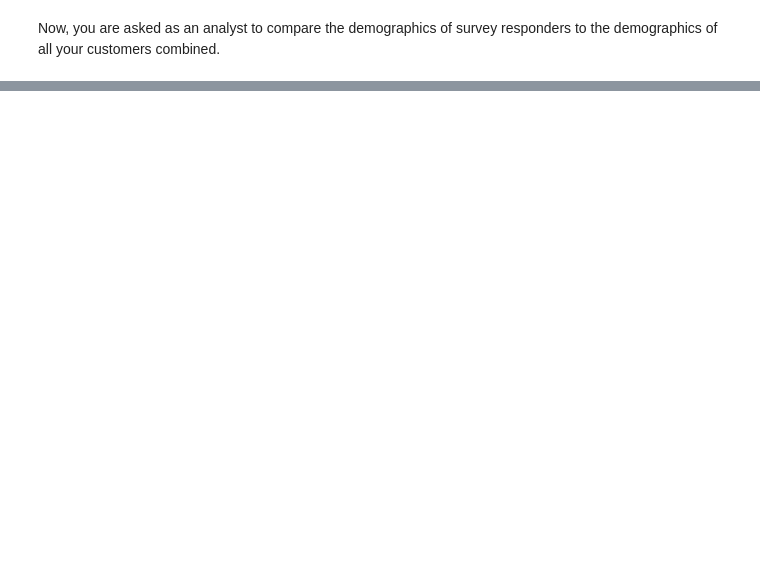
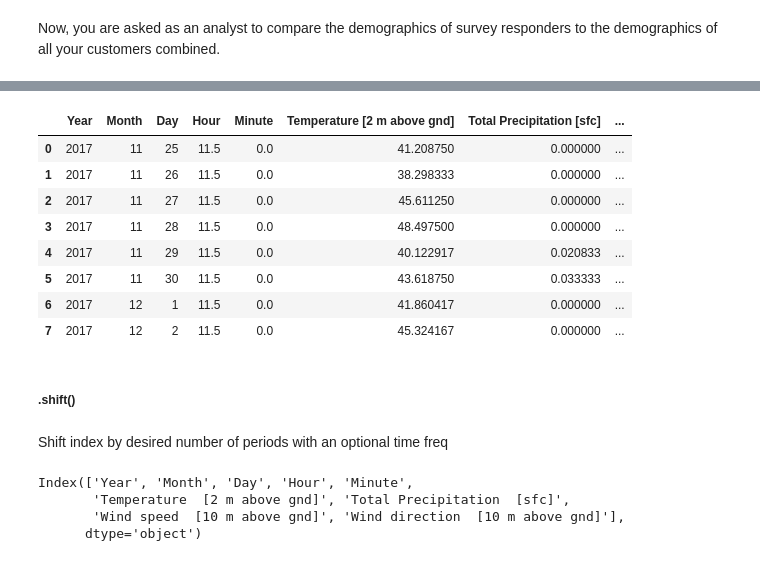
Before and after one commit to bstanton773/week9-day3, a Jupyter notebook: Data_Science_Day_2_Pandas_Joins_TimeSeries_Lecture-Updated2021.ipynb, the cells around one changed output, grey strips where cells are left out. Cells and saved outputs as stored; diff of their text form; code cells hidden in the pictures; blank space fills up the shorter version.

```diff
--- a/Data_Science_Day_2_Pandas_Joins_TimeSeries_Lecture-Updated2021.ipynb
+++ b/Data_Science_Day_2_Pandas_Joins_TimeSeries_Lecture-Updated2021.ipynb
@@ -330,0 +466,27 @@ df3
+# %%
+weather_update = weather.groupby(['Year', 'Month', 'Day']).mean().reset_index()
+weather_update
+# %% [output]
+|  | Year | Month | Day | Hour | Minute | Temperature [2 m above gnd] | Total Precipitation [sfc] | ... |
+| 0 | 2017 | 11 | 25 | 11.5 | 0.0 | 41.208750 | 0.000000 | ... |
+| 1 | 2017 | 11 | 26 | 11.5 | 0.0 | 38.298333 | 0.000000 | ... |
+| 2 | 2017 | 11 | 27 | 11.5 | 0.0 | 45.611250 | 0.000000 | ... |
+| 3 | 2017 | 11 | 28 | 11.5 | 0.0 | 48.497500 | 0.000000 | ... |
+| 4 | 2017 | 11 | 29 | 11.5 | 0.0 | 40.122917 | 0.020833 | ... |
+| 5 | 2017 | 11 | 30 | 11.5 | 0.0 | 43.618750 | 0.033333 | ... |
+| 6 | 2017 | 12 | 1 | 11.5 | 0.0 | 41.860417 | 0.000000 | ... |
+| 7 | 2017 | 12 | 2 | 11.5 | 0.0 | 45.324167 | 0.000000 | ... |
+# %% [markdown]
+##### .shift()
+# %% [markdown]
+Shift index by desired number of periods with an optional time freq
+# %%
+print(weather_update.keys())
+
+
+weather_update['last_temp'] = weather_update['Temperature  [2 m above gnd]'].shift(1)
+# %% [output]
+Index(['Year', 'Month', 'Day', 'Hour', 'Minute',
+       'Temperature  [2 m above gnd]', 'Total Precipitation  [sfc]',
+       'Wind speed  [10 m above gnd]', 'Wind direction  [10 m above gnd]'],
+      dtype='object')
```
Also changed, not shown: parts of 31 cells of this notebook, 2 other files.
